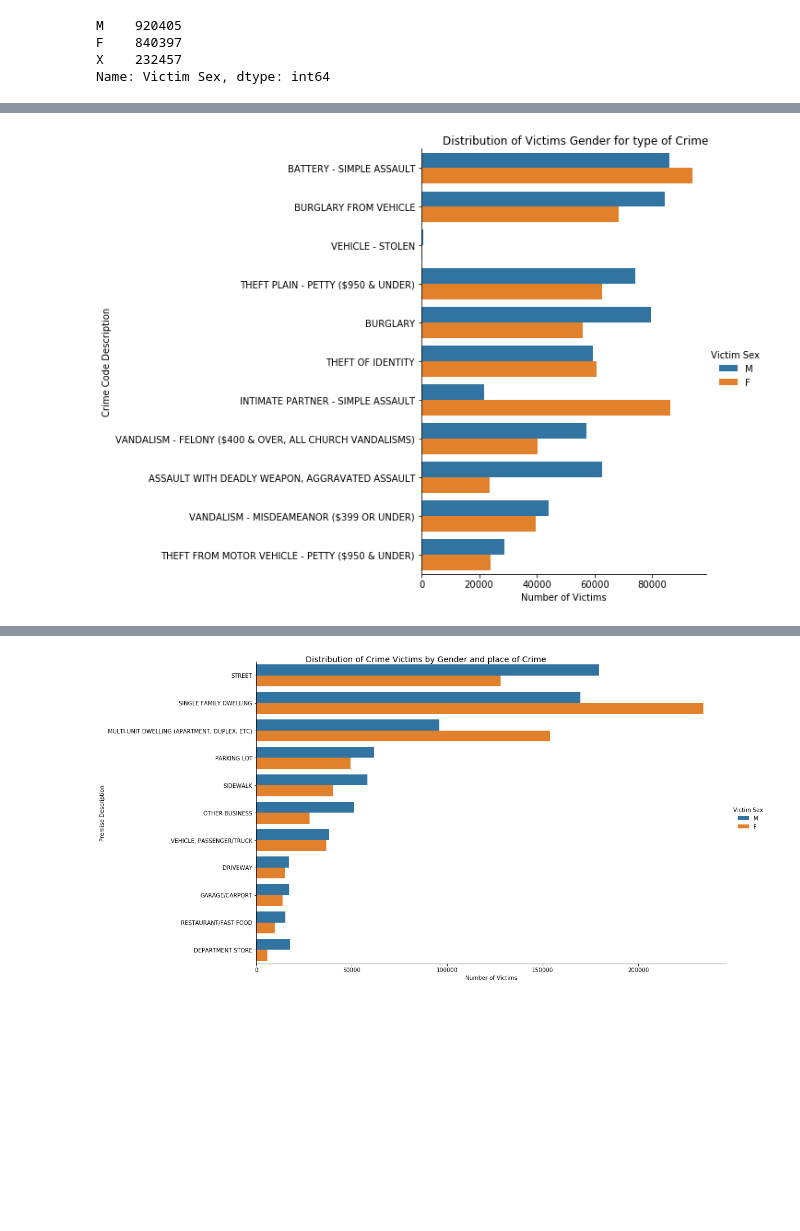
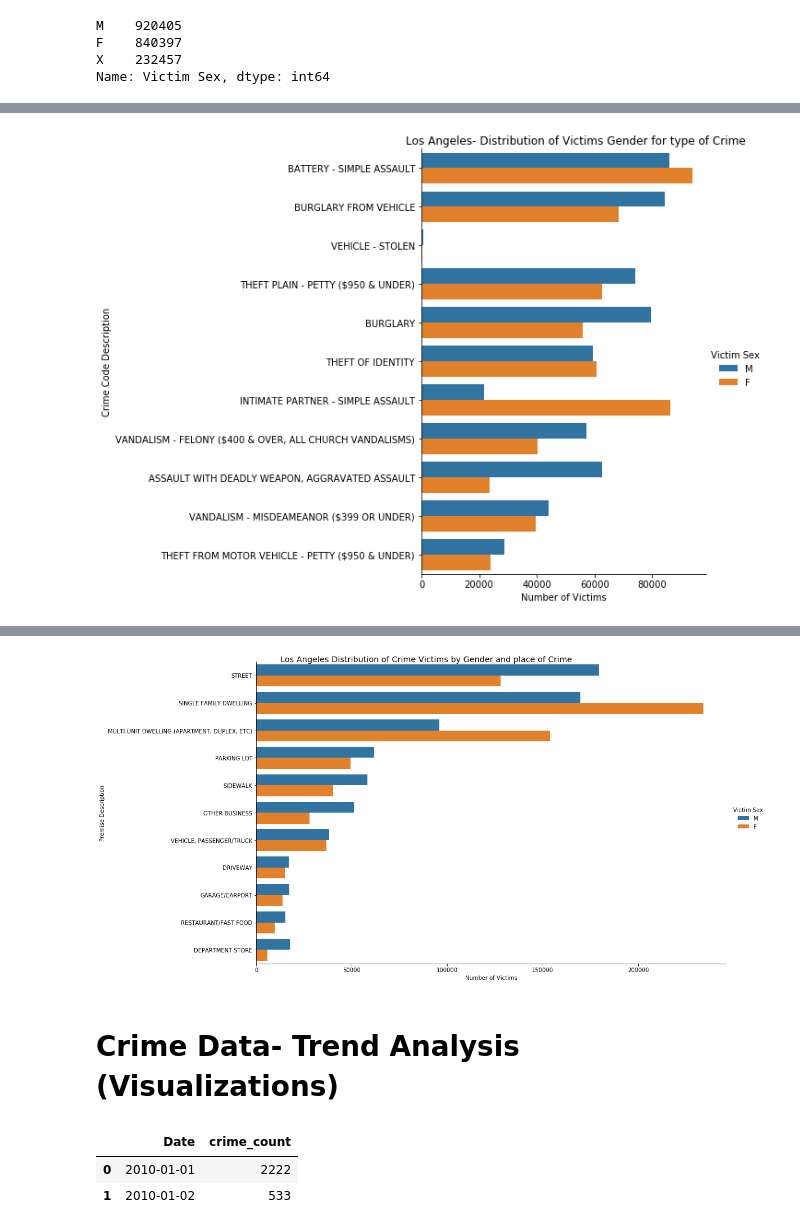
Before and after one commit to sidneykung/LA_crime_forecasting, a Jupyter notebook: eda_lhamu.ipynb, the cells around one changed output, grey strips where cells are left out. Cells and saved outputs as stored; diff of their text form; code cells hidden in the pictures; blank space fills up the shorter version.

```diff
--- a/eda_lhamu.ipynb
+++ b/eda_lhamu.ipynb
@@ -211,14 +213,14 @@ g.savefig('visualizations/Distribution_of_victims_by_descent_and_gender.png');
 # %%
 g = sns.catplot(y="Crime Code Description", hue="Victim Sex",
                 hue_order=clean_df['Victim Sex'].value_counts()[0:2].index,
             data=clean_df, kind="count",
             height=7, aspect=.7,
                 order=clean_df['Crime Code Description'].value_counts()[0:11].index)
 g.set_xlabels('Number of Victims')
-g.fig.suptitle('Distribution of Victims Gender for type of Crime', y = 1.00)
+g.fig.suptitle('Los Angeles- Distribution of Victims Gender for type of Crime', y = 1.00)
 g.savefig('visualizations/Distribution_of_Victims_Gender_for_type_of_Crime.png');
 # %% [output]
-[figure, old version]
+[figure, new version]
 # %%
 clean_df['Premise Description'].value_counts()[0:15]
 # %% [output]
@@ -245,7 +247,18 @@ g = sns.catplot(y="Premise Description", hue="Victim Sex",
             height=8, aspect=2,
                 order=clean_df['Premise Description'].value_counts()[0:11].index)
 g.set_xlabels('Number of Victims')
-g.fig.suptitle('Distribution of Crime Victims by Gender and place of Crime', y = 1.00, fontsize='x-large')
+g.fig.suptitle('Los Angeles Distribution of Crime Victims by Gender and place of Crime', y = 1.00, fontsize='x-large')
 g.savefig('visualizations/Distribution of Crime Victims by Gender and place of Crime.png');
 # %% [output]
-[figure, old version]
+[figure, new version]
+# %% [markdown]
+# Crime Data- Trend Analysis (Visualizations)
+# %%
+crime_volume = pd.DataFrame(clean_df.groupby(clean_df.index.date).size(),
+                            columns=['crime_count']).reset_index()
+crime_volume.rename(columns = {'index':'Date'}, inplace = True)
+crime_volume.head(2)
+# %% [output]
+|  | Date | crime_count |
+| 0 | 2010-01-01 | 2222 |
+| 1 | 2010-01-02 | 533 |
```
Also changed, not shown: parts of 20 cells of this notebook, 10 other files.
